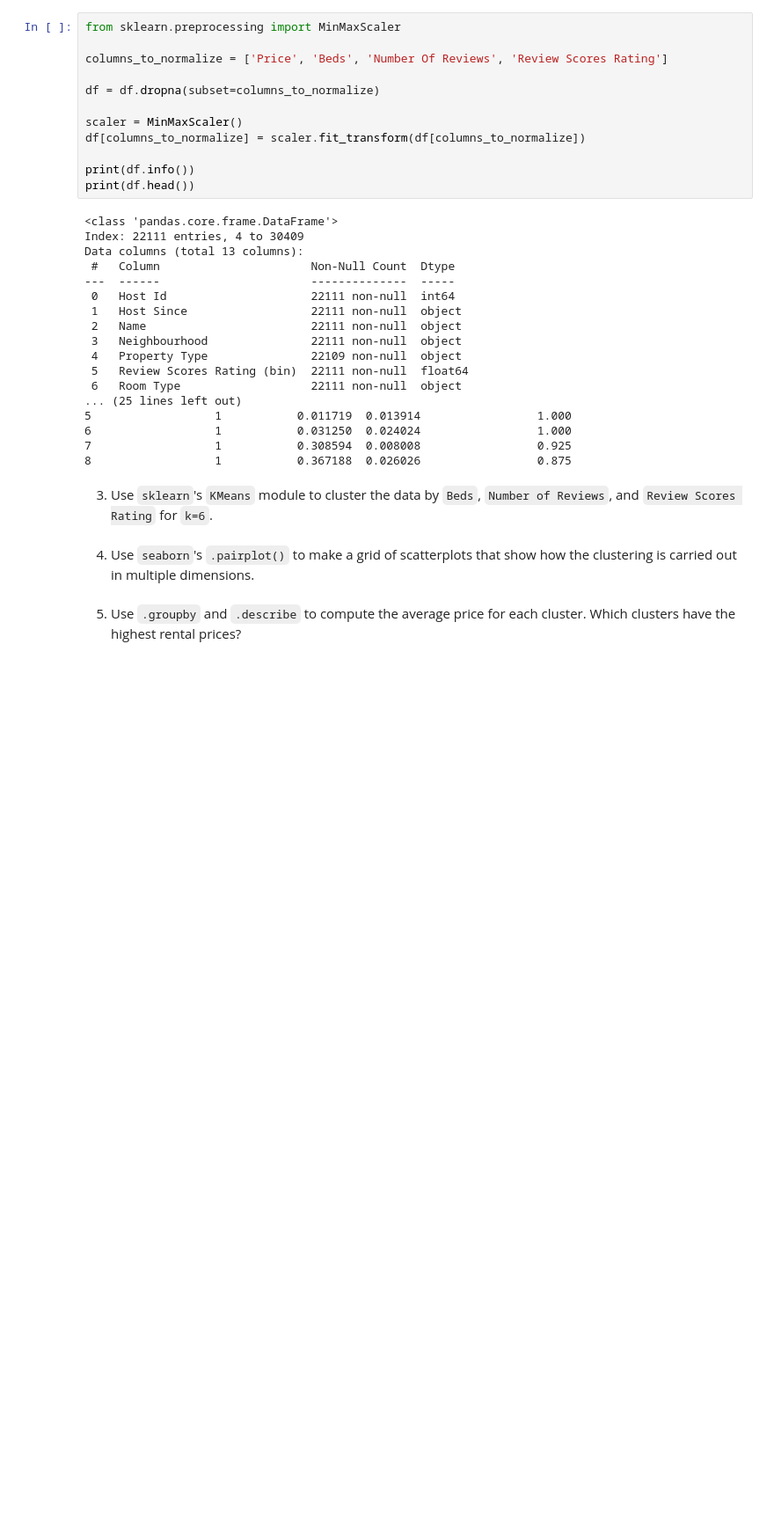
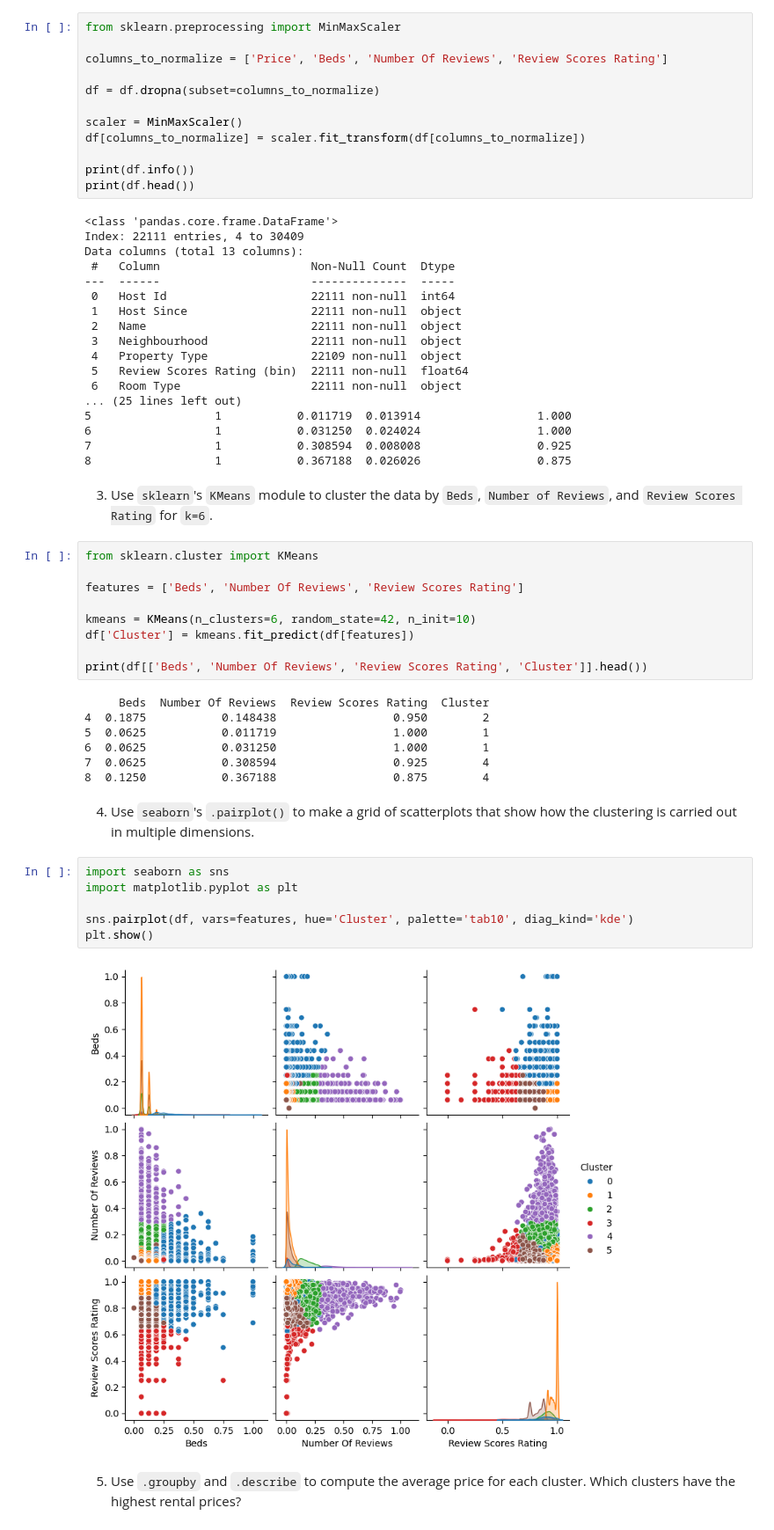
Before and after one commit to deancuva/clustering, a Jupyter notebook: assignment/assignment_clustering.ipynb, the cells around one changed output. Shown at 88% size. Saved outputs shown, nothing was run; the diff lists cells and outputs as text; blank space fills up the shorter version.

```diff
--- a/assignment/assignment_clustering.ipynb
+++ b/assignment/assignment_clustering.ipynb
@@ -176,7 +176,31 @@ Data columns (total 13 columns):
 8                  1           0.367188  0.026026                 0.875
 # %% [markdown]
 3. Use `sklearn`'s `KMeans` module to cluster the data by `Beds`, `Number of Reviews`, and `Review Scores Rating` for `k=6`.
+# %%
+from sklearn.cluster import KMeans
+
+features = ['Beds', 'Number Of Reviews', 'Review Scores Rating']
+
+kmeans = KMeans(n_clusters=6, random_state=42, n_init=10)
+df['Cluster'] = kmeans.fit_predict(df[features])
+
+print(df[['Beds', 'Number Of Reviews', 'Review Scores Rating', 'Cluster']].head())
+# %% [output]
+     Beds  Number Of Reviews  Review Scores Rating  Cluster
+4  0.1875           0.148438                 0.950        2
+5  0.0625           0.011719                 1.000        1
+6  0.0625           0.031250                 1.000        1
+7  0.0625           0.308594                 0.925        4
+8  0.1250           0.367188                 0.875        4
 # %% [markdown]
 4. Use `seaborn`'s `.pairplot()` to make a grid of scatterplots that show how the clustering is carried out in multiple dimensions.
+# %%
+import seaborn as sns
+import matplotlib.pyplot as plt
+
+sns.pairplot(df, vars=features, hue='Cluster', palette='tab10', diag_kind='kde')
+plt.show()
+# %% [output]
+[figure, added]
 # %% [markdown]
 5. Use `.groupby` and `.describe` to compute the average price for each cluster. Which clusters have the highest rental prices?
```
Also changed, not shown: parts of 3 cells of this notebook.
